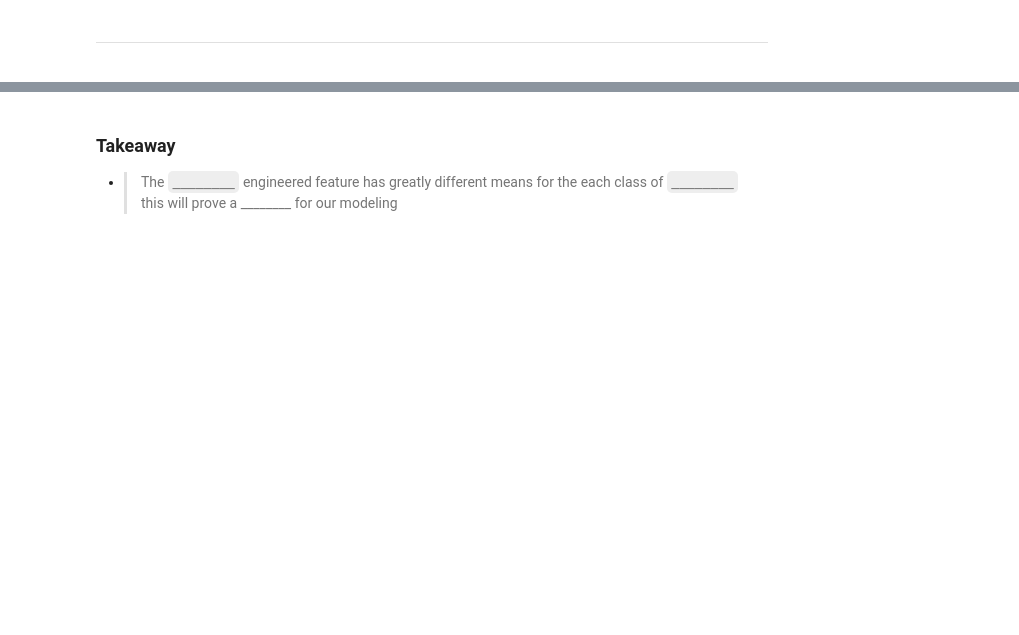
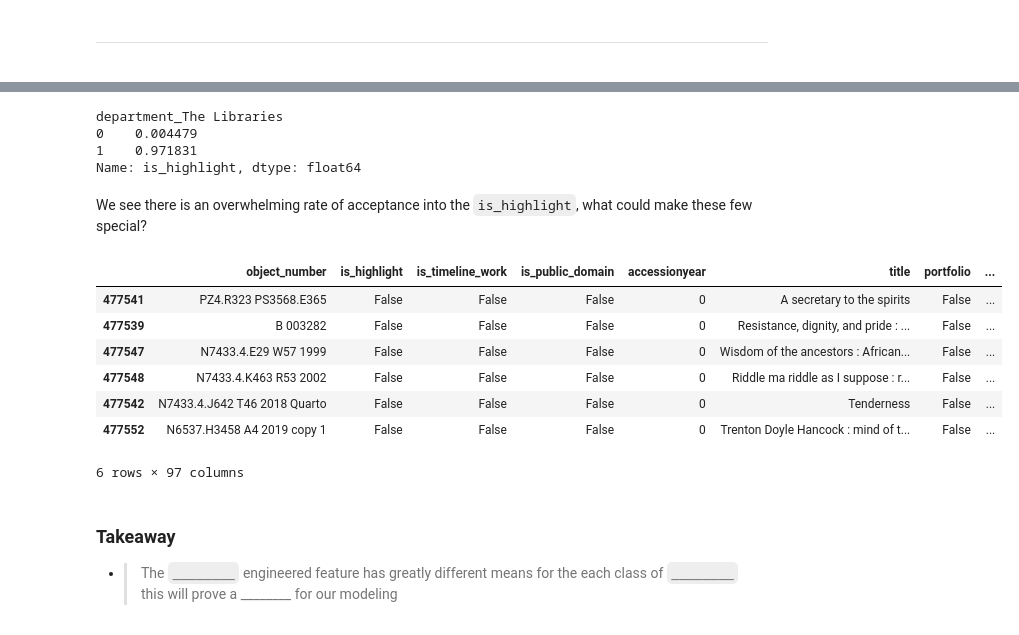
Before and after one commit to Data-at-the-museum-capstone/capstone, a Jupyter notebook: museum_mvp.ipynb, the cells around one changed output, grey strips where cells are left out. Cells and saved outputs as stored; diff of their text form; code cells hidden in the pictures; blank space fills up the shorter version.

```diff
--- a/museum_mvp.ipynb
+++ b/museum_mvp.ipynb
@@ -180,3 +161,23 @@ we can reject that there are equal variance in these two groups with 1.0 certain
+# %%
+train.groupby(["department_The Libraries"]).is_highlight.mean()
+# %% [output]
+department_The Libraries
+0    0.004479
+1    0.971831
+Name: is_highlight, dtype: float64
+# %% [markdown]
+We see there is an overwhelming rate of acceptance into the `is_highlight`, what could make these few special?
+# %%
+train[(~train["is_highlight"]) & (train["department_The Libraries"]!=0)]
+# %% [output]
+|  | object_number | is_highlight | is_timeline_work | is_public_domain | accessionyear | title | portfolio | ... |
+| 477541 | PZ4.R323 PS3568.E365 | False | False | False | 0 | A secretary to the spirits | False | ... |
+| 477539 | B 003282 | False | False | False | 0 | Resistance, dignity, and pride : ... | False | ... |
+| 477547 | N7433.4.E29 W57 1999 | False | False | False | 0 | Wisdom of the ancestors : African... | False | ... |
+| 477548 | N7433.4.K463 R53 2002 | False | False | False | 0 | Riddle ma riddle as I suppose : r... | False | ... |
+| 477542 | N7433.4.J642 T46 2018 Quarto | False | False | False | 0 | Tenderness | False | ... |
+| 477552 | N6537.H3458 A4 2019 copy 1 | False | False | False | 0 | Trenton Doyle Hancock : mind of t... | False | ... |
+6 rows × 97 columns
 # %% [markdown]
 ### Takeaway
 - > The `________` engineered feature has greatly different means for the each class of `________` this will prove a ________ for our modeling
```
Also changed, not shown: parts of 5 cells of this notebook.
